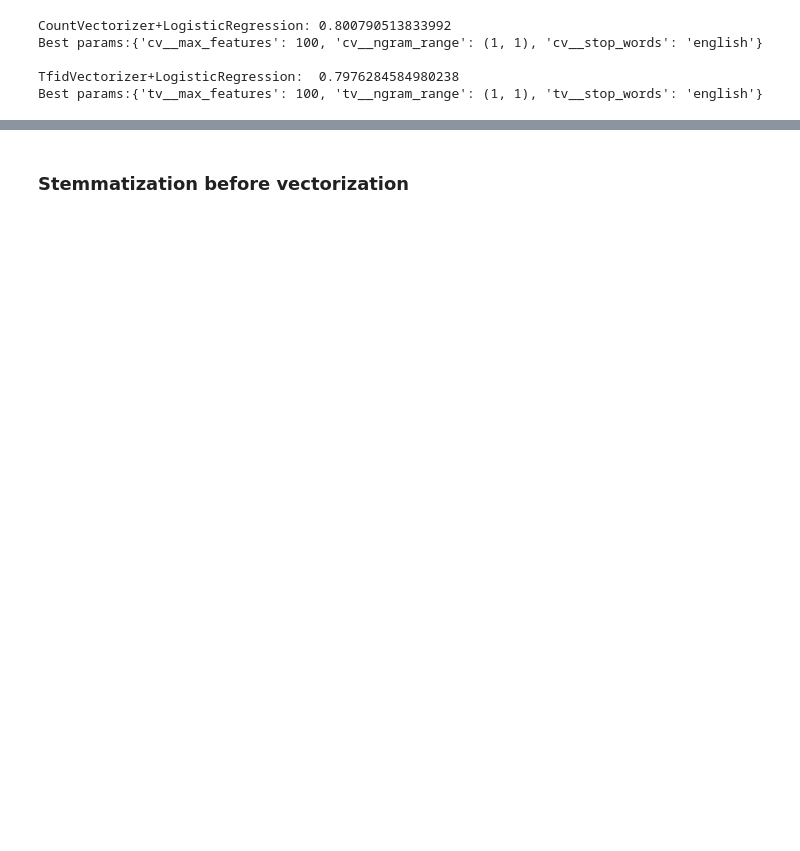
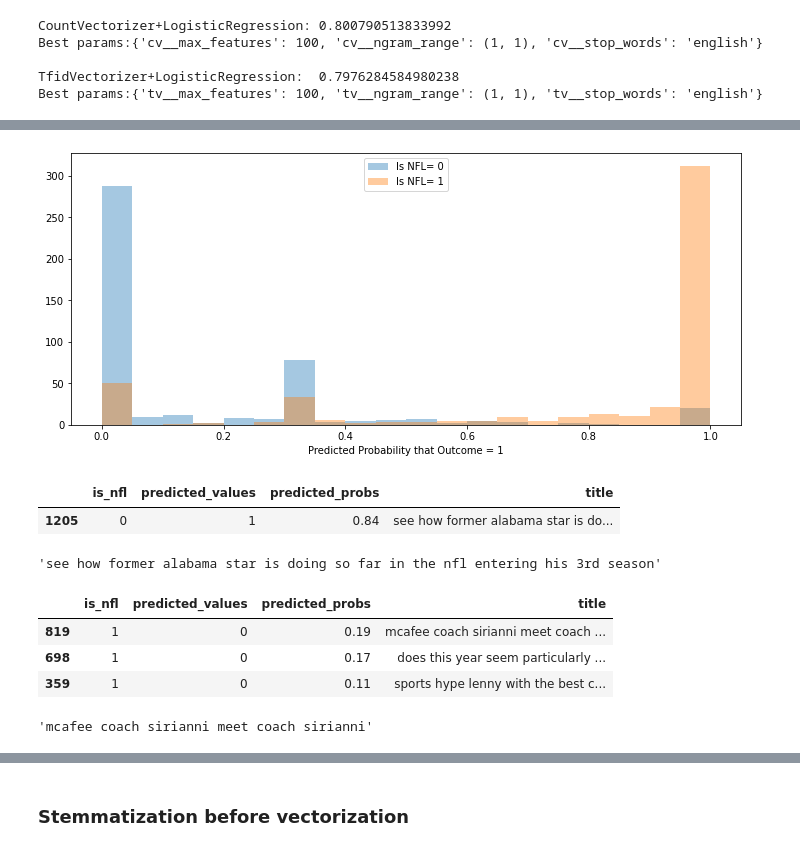
Before and after one commit to niphonch/project3_NLP_subreddit, a Jupyter notebook: NLP frequent word removal.ipynb, the cells around one changed output, grey strips where cells are left out. Cells and saved outputs as stored; diff of their text form; code cells hidden in the pictures; blank space fills up the shorter version.

```diff
--- a/NLP frequent word removal.ipynb
+++ b/NLP frequent word removal.ipynb
@@ -517,0 +688,6 @@ ConfusionMatrixDisplay(confusion_matrix=cm_grid2).plot();
+# %%
+pred_df = pd.DataFrame({'is_nfl': y_test, 'predicted_values': y_preds_grid1,
+                        'predicted_probs':
+                        grid1.predict_proba(X_test).round(2)[:,1]})
+
+pred_df.head(10)
@@ -517,0 +706,13 @@ ConfusionMatrixDisplay(confusion_matrix=cm_grid2).plot();
+# %%
+# Distplot
+plt.figure(figsize=(12,5))
+
+# Plot distributions of predicted probabilities by actual value
+for group in pred_df.groupby('is_nfl'):
+    sns.distplot(group[1], kde=False, bins=20,
+                 label=f'Is NFL= {group[0]}')
+
+plt.xlabel('Predicted Probability that Outcome = 1')
+plt.legend();
+# %% [output]
+[figure, added]
@@ -517,0 +721,20 @@ ConfusionMatrixDisplay(confusion_matrix=cm_grid2).plot();
+# %%
+df_results[(df_results['is_nfl']==0) & (df_results['predicted_probs'] > 0.8)]
+# %% [output]
+|  | is_nfl | predicted_values | predicted_probs | title |
+| 1205 | 0 | 1 | 0.84 | see how former alabama star is do... |
+# %%
+df['title'].loc[1205]
+# %% [output]
+'see how former alabama star is doing so far in the nfl entering his 3rd season'
+# %%
+df_results[(df_results['is_nfl']==1) & (df_results['predicted_probs'] < 0.2)]
+# %% [output]
+|  | is_nfl | predicted_values | predicted_probs | title |
+| 819 | 1 | 0 | 0.19 | mcafee coach sirianni meet coach ... |
+| 698 | 1 | 0 | 0.17 | does this year seem particularly ... |
+| 359 | 1 | 0 | 0.11 | sports hype lenny with the best c... |
+# %%
+df['title'].loc[819]
+# %% [output]
+'mcafee coach sirianni meet coach sirianni'
```
Also changed, not shown: parts of 115 cells of this notebook.
